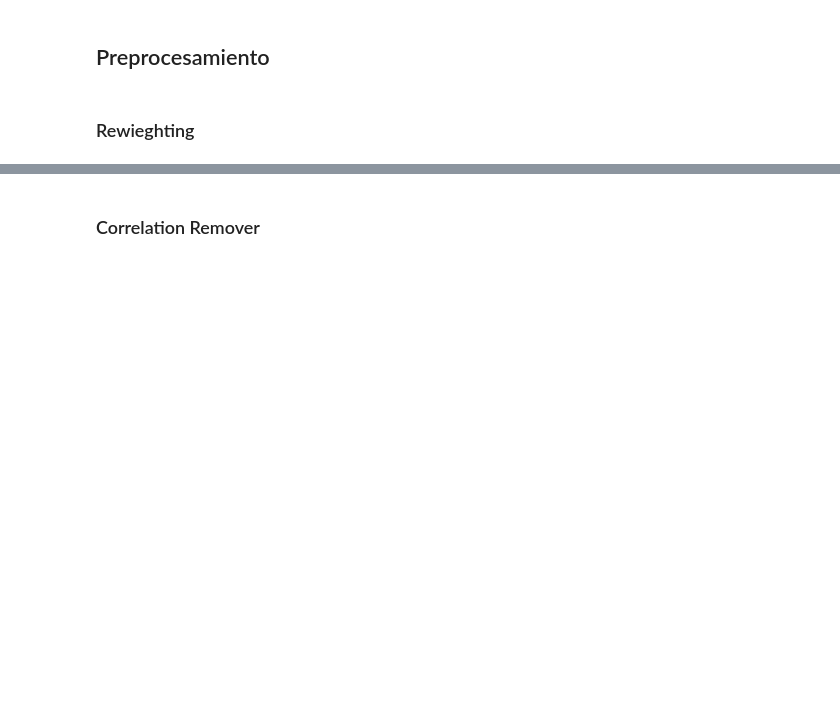
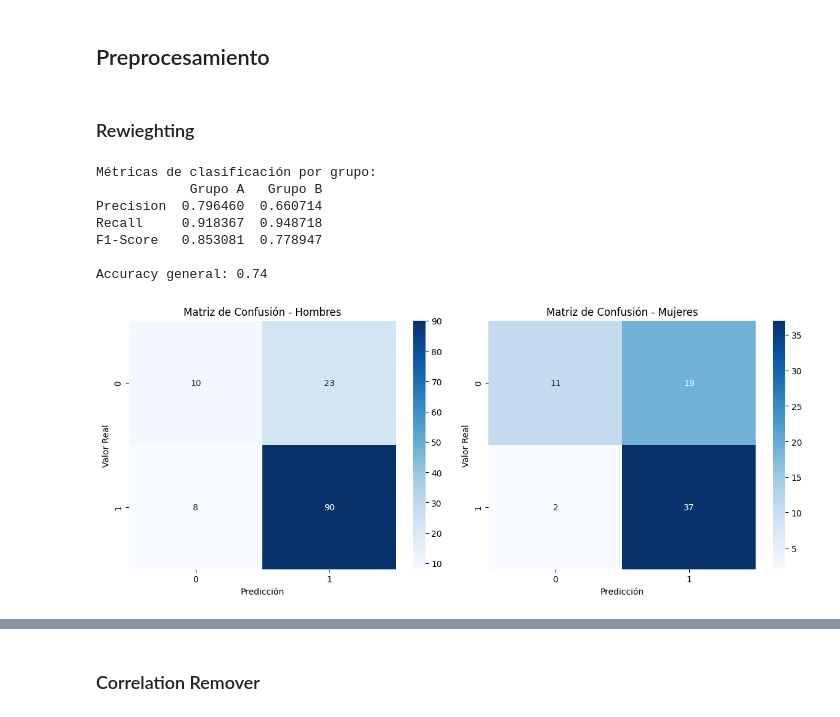
Before and after one commit to SantiagoDarnes/tp-final-equidad, a Jupyter notebook: german_data_nb.ipynb, the cells around one changed output, grey strips where cells are left out. Saved outputs shown, nothing was run; the diff lists cells and outputs as text; code cells hidden in the pictures; blank space fills up the shorter version.

```diff
--- a/german_data_nb.ipynb
+++ b/german_data_nb.ipynb
@@ -588,3 +637,74 @@ accuracy_preprocessing_reweighting = accuracy_score(y_test, y_pred_pipeline)
+# %%
+mitigator = Reweighing()
+model = RandomForestClassifier(n_estimators=100, random_state=50)
+
+pipeline = Pipeline(steps=[('scalar', StandardScaler()), ("bm_preprocessing", mitigator), ("estimator", model),])
+pipeline.fit(X_train, y_train, bm__group_a=X_train_grouped['group_a'], bm__group_b=X_train_grouped['group_b'])
+
+y_pred_pipeline = pipeline.predict(X_test, bm__group_a=X_test_grouped['group_a'], bm__group_b=X_test_grouped['group_b'])
+
+metrics_preprocessing_reweighting = classification_bias_metrics(X_test_grouped['group_a'], X_test_grouped['group_b'], y_pred_pipeline, y_test, metric_type='both')
+accuracy_preprocessing_reweighting = accuracy_score(y_test, y_pred_pipeline)
+# Evaluación de métricas clásicas por grupo
+from sklearn.metrics import precision_score, recall_score, f1_score, confusion_matrix
+import seaborn as sns
+import matplotlib.pyplot as plt
+
+# Separar predicciones por grupo
+group_a_mask = X_test_grouped['group_a'] == 1
+group_b_mask = X_test_grouped['group_b'] == 1
+
+y_test_a = y_test[group_a_mask]
+y_test_b = y_test[group_b_mask]
+y_pred_a = y_pred_pipeline[group_a_mask]
+y_pred_b = y_pred_pipeline[group_b_mask]
+
+# Calcular métricas para grupo A
+precision_a = precision_score(y_test_a, y_pred_a)
+recall_a = recall_score(y_test_a, y_pred_a)
+f1_a = f1_score(y_test_a, y_pred_a)
+cm_a = confusion_matrix(y_test_a, y_pred_a)
+
+# Calcular métricas para grupo B
+precision_b = precision_score(y_test_b, y_pred_b)
+recall_b = recall_score(y_test_b, y_pred_b)
+f1_b = f1_score(y_test_b, y_pred_b)
+cm_b = confusion_matrix(y_test_b, y_pred_b)
+
+# Crear DataFrame con resultados
+metrics_df = pd.DataFrame({
+    'Grupo A': [precision_a, recall_a, f1_a],
+    'Grupo B': [precision_b, recall_b, f1_b]
+}, index=['Precision', 'Recall', 'F1-Score'])
+
+print("Métricas de clasificación por grupo:")
+print(metrics_df)
+print("\nAccuracy general:", accuracy_preprocessing_reweighting)
+
+# Visualizar matrices de confusión
+fig, (ax1, ax2) = plt.subplots(1, 2, figsize=(12, 5))
+
+sns.heatmap(cm_a, annot=True, fmt='d', ax=ax1, cmap='Blues')
+ax1.set_title('Matriz de Confusión - Hombres')
+ax1.set_xlabel('Predicción')
+ax1.set_ylabel('Valor Real')
+
+sns.heatmap(cm_b, annot=True, fmt='d', ax=ax2, cmap='Blues')
+ax2.set_title('Matriz de Confusión - Mujeres')
+ax2.set_xlabel('Predicción')
+ax2.set_ylabel('Valor Real')
+
+plt.tight_layout()
+plt.show()
+# %% [output]
+Métricas de clasificación por grupo:
+            Grupo A   Grupo B
+Precision  0.796460  0.660714
+Recall     0.918367  0.948718
+F1-Score   0.853081  0.778947
+
+Accuracy general: 0.74
+[figure, added]
 # %%
 metrics_preprocessing_reweighting
 # %% [output]
```
Also changed, not shown: parts of 16 cells of this notebook.
